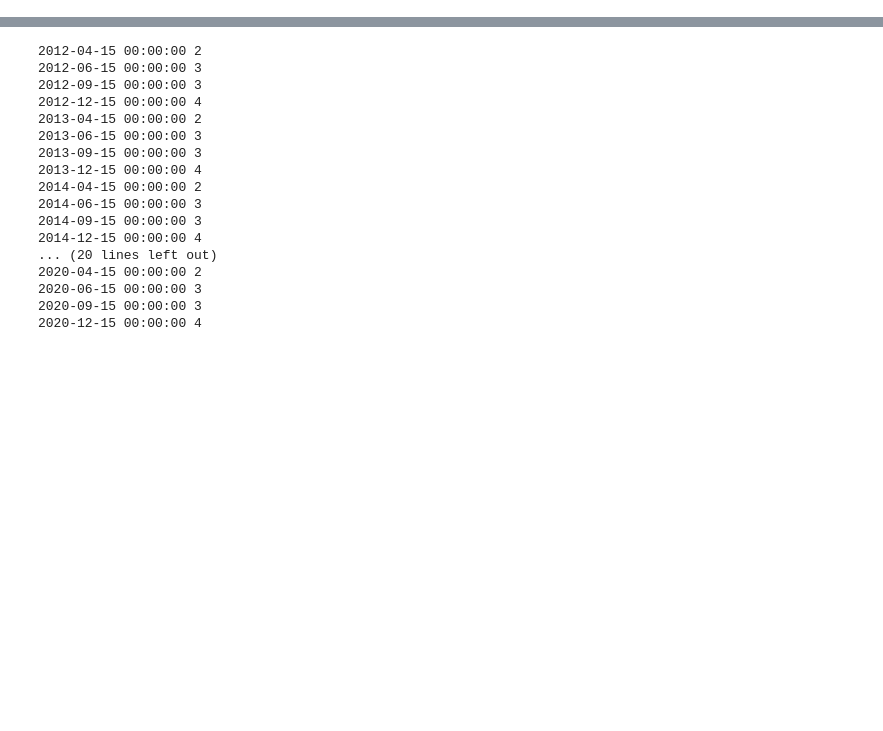
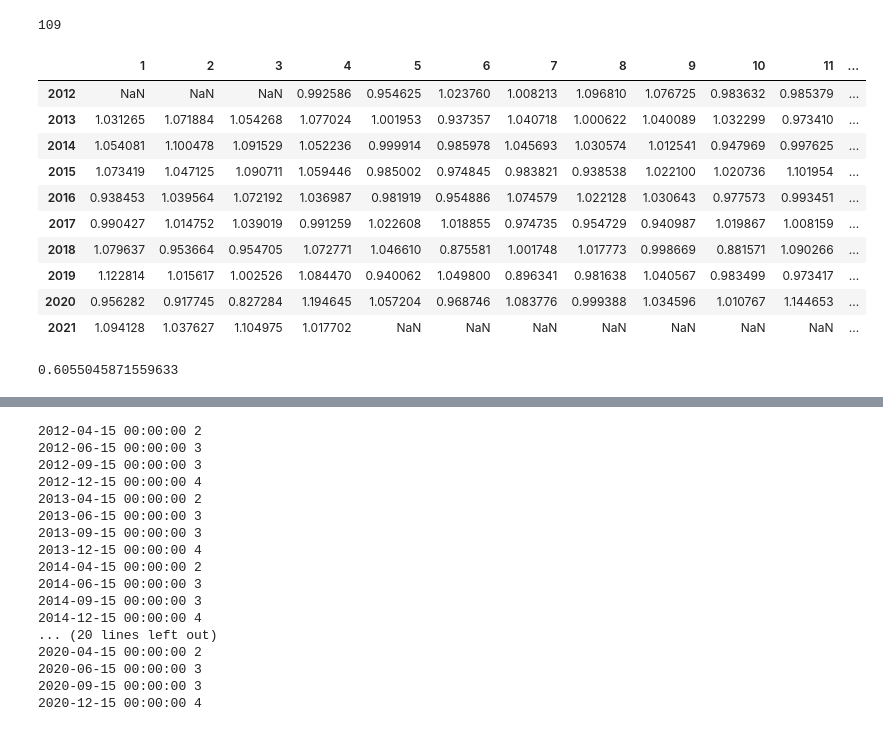
Before and after one commit to malkovich0/FinancePy, a Jupyter notebook: test.ipynb, the cells around one changed output, grey strips where cells are left out. Cells and saved outputs as stored; diff of their text form; code cells hidden in the pictures; blank space fills up the shorter version.

```diff
--- a/test.ipynb
+++ b/test.ipynb
@@ -52,0 +315,18 @@ case.simple_analyzer_monthly_return()
+# %%
+case.limitOfPER = None
+case.limitOfPBR = None
+case.limitOfPSR = None
+case.limitOfPCR = None
+case.exclusiveStock = ['중국', '금융', '지주']
+singleFactorResult = {}
+# with open('Product/singleFactor.pickle','rb') as handle:
+#     singleFactorResult = pickle.load(handle)
+listVal = ['PBR', 'PER', 'PCR','PSR']
+for val in listVal:
+# factorName = 'PBR'
+    case.caseFactors = {'val': [val], 'qual': [], 'profitMom': [], 'mom': [], 'size': [], 'vol': [],
+                        'quarter': True,'partial':True,'sizeTarget':None,'rebalance':False,'fscore':False,'kospi':False}
+    case.caseStudy()
+    singleFactorResult[f'{val}_case1'] = case.caseStudyResult.copy()
+with open('Product/singleFactor.pickle','wb') as handle:
+    pickle.dump(singleFactorResult, handle, protocol=pickle.HIGHEST_PROTOCOL)
@@ -52,0 +427,5 @@ case.simple_analyzer_monthly_return()
+# %%
+factorResultData = {}
+factorName = 'PBR'
+case.caseFactors = {'val': [val], 'qual': [], 'profitMom': [], 'mom': [], 'size': [], 'vol': [],
+                    'quarter': True,'partial':False,'sizeTarget':None,'rebalance':False,'fscore':False,'kospi':False}
@@ -52,0 +646,25 @@ case.simple_analyzer_monthly_return()
+# %%
+12*9+1
+# %% [output]
+109
+# %%
+case.simple_analyzer_monthly_return()['Buy']
+# %% [output]
+|  | 1 | 2 | 3 | 4 | 5 | 6 | 7 | 8 | 9 | 10 | 11 | ... |
+| 2012 | NaN | NaN | NaN | 0.992586 | 0.954625 | 1.023760 | 1.008213 | 1.096810 | 1.076725 | 0.983632 | 0.985379 | ... |
+| 2013 | 1.031265 | 1.071884 | 1.054268 | 1.077024 | 1.001953 | 0.937357 | 1.040718 | 1.000622 | 1.040089 | 1.032299 | 0.973410 | ... |
+| 2014 | 1.054081 | 1.100478 | 1.091529 | 1.052236 | 0.999914 | 0.985978 | 1.045693 | 1.030574 | 1.012541 | 0.947969 | 0.997625 | ... |
+| 2015 | 1.073419 | 1.047125 | 1.090711 | 1.059446 | 0.985002 | 0.974845 | 0.983821 | 0.938538 | 1.022100 | 1.020736 | 1.101954 | ... |
+| 2016 | 0.938453 | 1.039564 | 1.072192 | 1.036987 | 0.981919 | 0.954886 | 1.074579 | 1.022128 | 1.030643 | 0.977573 | 0.993451 | ... |
+| 2017 | 0.990427 | 1.014752 | 1.039019 | 0.991259 | 1.022608 | 1.018855 | 0.974735 | 0.954729 | 0.940987 | 1.019867 | 1.008159 | ... |
+| 2018 | 1.079637 | 0.953664 | 0.954705 | 1.072771 | 1.046610 | 0.875581 | 1.001748 | 1.017773 | 0.998669 | 0.881571 | 1.090266 | ... |
+| 2019 | 1.122814 | 1.015617 | 1.002526 | 1.084470 | 0.940062 | 1.049800 | 0.896341 | 0.981638 | 1.040567 | 0.983499 | 0.973417 | ... |
+| 2020 | 0.956282 | 0.917745 | 0.827284 | 1.194645 | 1.057204 | 0.968746 | 1.083776 | 0.999388 | 1.034596 | 1.010767 | 1.144653 | ... |
+| 2021 | 1.094128 | 1.037627 | 1.104975 | 1.017702 | NaN | NaN | NaN | NaN | NaN | NaN | NaN | ... |
+# %%
+k = 0
+for month in list(case.simple_analyzer_monthly_return()['Buy'].columns):
+    k += sum([1 if i >1 else 0 for i in list(case.simple_analyzer_monthly_return()['Buy'][month])])
+k/109
+# %% [output]
+0.6055045871559633
```
Also changed, not shown: parts of 71 cells of this notebook, 8 other files.
